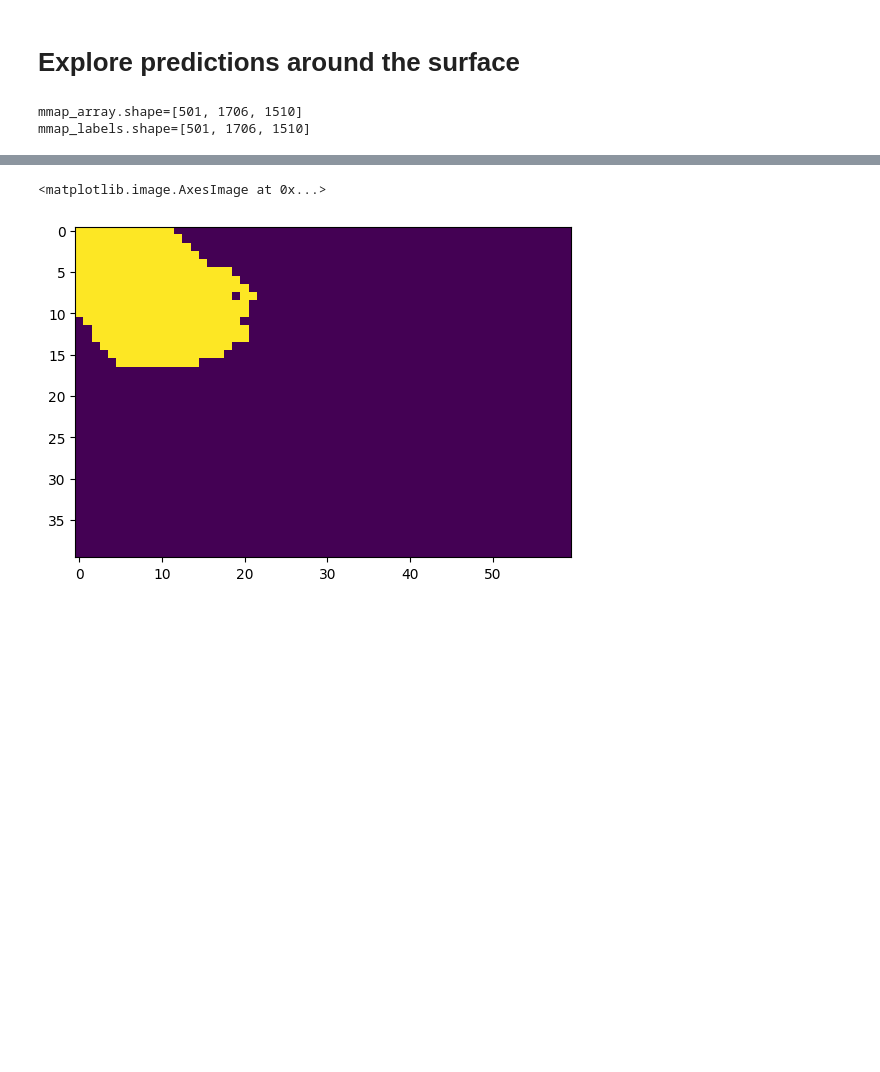
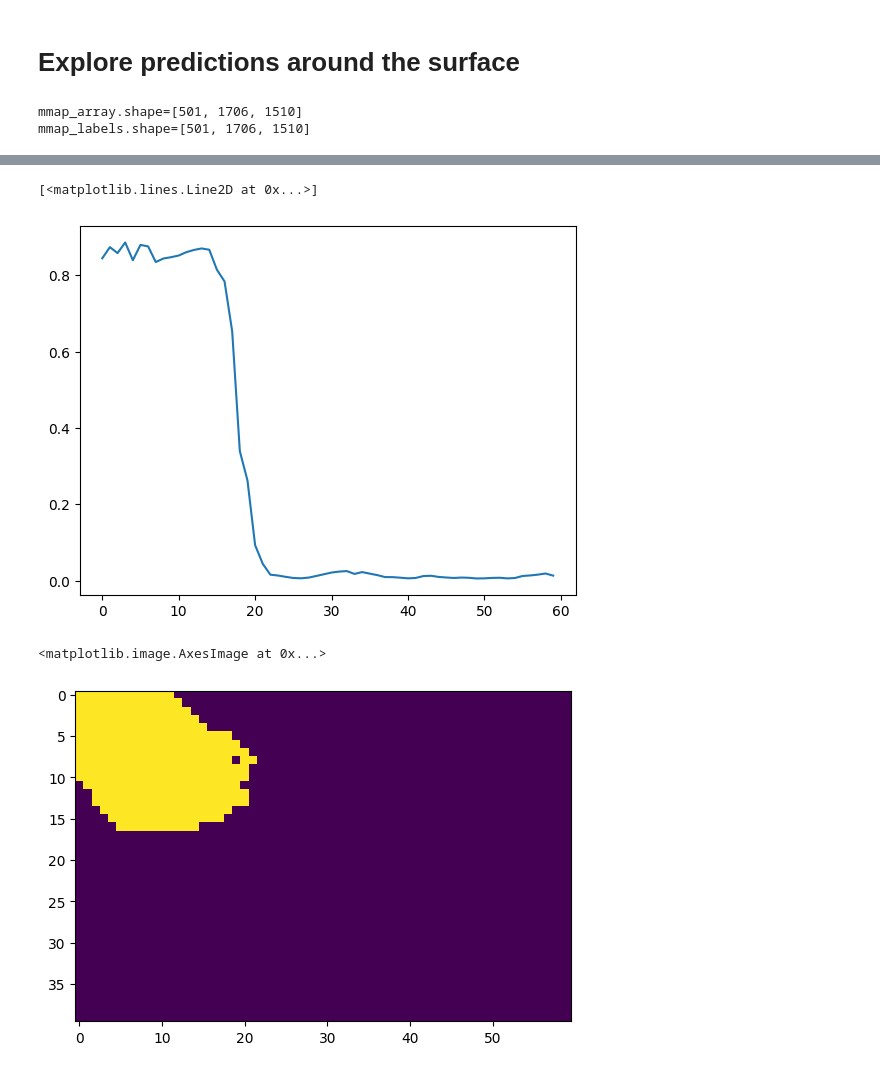
Before and after one commit to viktorcikojevic/kaggle_sennet, a Jupyter notebook: notebooks/investigate-predictions.ipynb, the cells around one changed output, grey strips where cells are left out. Drawn from its saved outputs; the diff is of its cells as text; code cells hidden in the pictures; blank space fills up the shorter version.

```diff
--- a/notebooks/investigate-predictions.ipynb
+++ b/notebooks/investigate-predictions.ipynb
@@ -201,3 +217,8 @@ plt.imshow(mid_slice[0, :][200:400, 600:800][120:160, 60:120])
+# %%
+plt.plot(mid_slice[0, :][200:400, 600:800][120:160, 60:120][6, :])
+# %% [output]
+[<matplotlib.lines.Line2D at 0x...>]
+[figure, added]
 # %%
 import matplotlib.pyplot as plt
 
```
Also changed, not shown: parts of 16 cells of this notebook, 1 other file.
